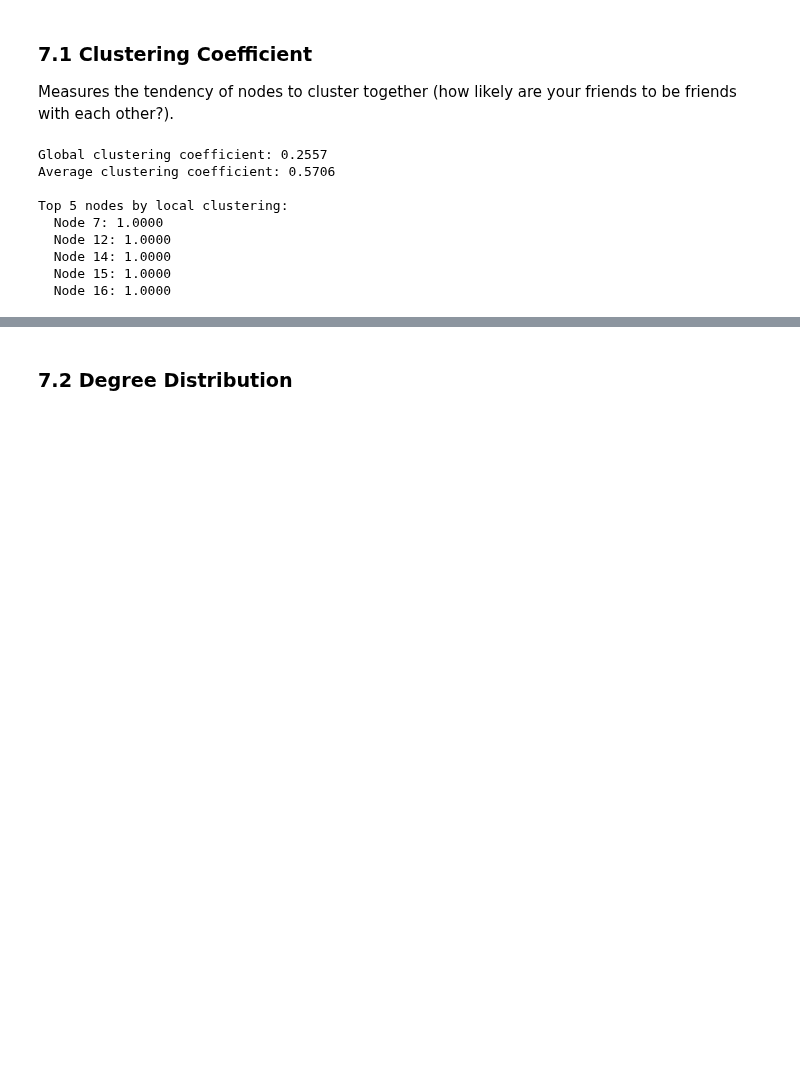
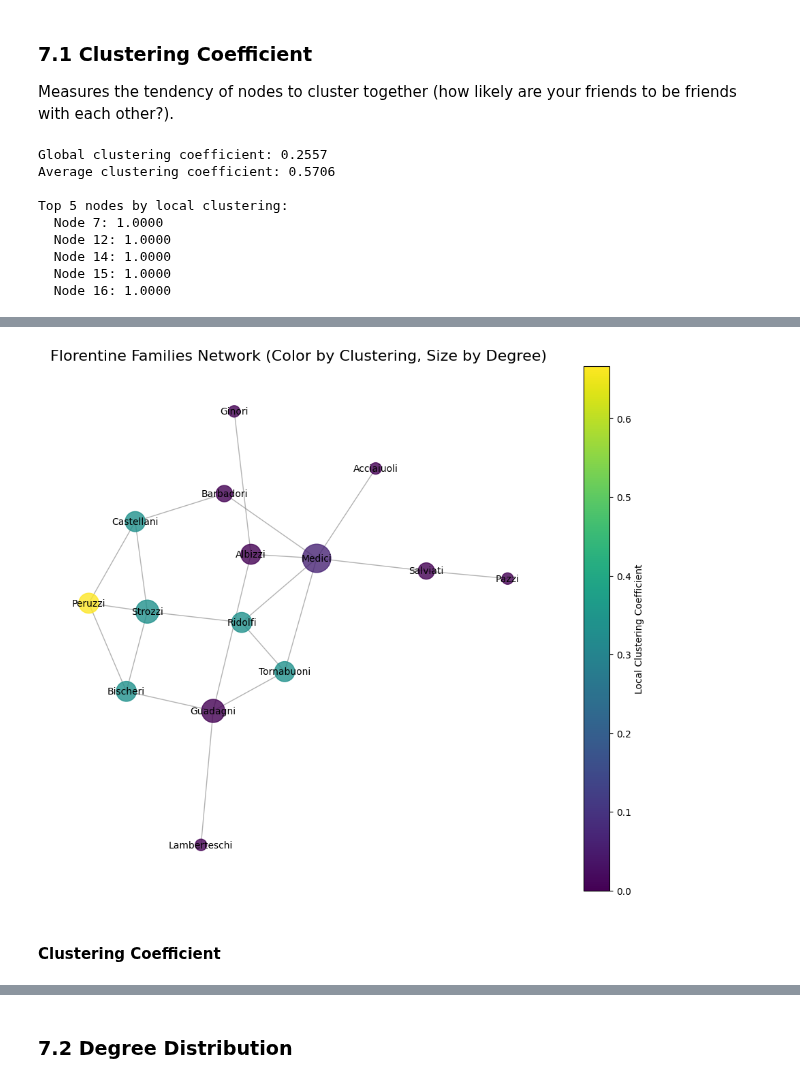
Before and after one commit to giordano-demarzo/giordano-demarzo.github.io, a Jupyter notebook: files/network_science_26/exercises/networkx_introduction.ipynb, the cells around one changed output, grey strips where cells are left out. Drawn from its saved outputs; the diff is of its cells as text; code cells hidden in the pictures; blank space fills up the shorter version.

```diff
--- a/files/network_science_26/exercises/networkx_introduction.ipynb
+++ b/files/network_science_26/exercises/networkx_introduction.ipynb
@@ -657,0 +687,46 @@ Top 5 nodes by local clustering:
+# %%
+# Calculate local clustering coefficient
+local_clustering_florence = nx.clustering(G_florence)
+
+# Calculate node degrees
+node_degrees_florence = dict(G_florence.degree())
+
+# Scale node sizes (multiply by a factor for better visibility)
+node_sizes = [node_degrees_florence[node] * 150 for node in G_florence.nodes()]
+
+# Get clustering values for coloring
+node_colors = [local_clustering_florence[node] for node in G_florence.nodes()]
+
+plt.figure(figsize=(12, 10))
+
+# Use a layout (e.g., spring layout)
+pos = nx.spring_layout(G_florence, seed=42)
+
+# Draw the network with node colors and sizes
+nodes = nx.draw_networkx_nodes(G_florence, pos,
+                               node_size=node_sizes,
+                               node_color=node_colors,
+                               cmap=plt.cm.viridis, # Colormap for clustering
+                               alpha=0.8)
+
+# Draw edges
+nx.draw_networkx_edges(G_florence, pos, edge_color='gray', alpha=0.6)
+
+# Draw labels
+nx.draw_networkx_labels(G_florence, pos, font_size=10)
+
+# Add a color bar
+sm = plt.cm.ScalarMappable(cmap=plt.cm.viridis,
+                           norm=plt.Normalize(vmin=min(node_colors), vmax=max(node_colors)))
+sm.set_array([]) # Needed for the color bar
+cbar = plt.colorbar(sm, ax=plt.gca()) # Pass the current axes to colorbar
+cbar.set_label('Local Clustering Coefficient')
+
+
+plt.title('Florentine Families Network (Color by Clustering, Size by Degree)', fontsize=16)
+plt.axis('off') # Hide axes
+plt.show()
+# %% [output]
+[figure, added]
+# %% [markdown]
+#### Clustering Coefficient
```
Also changed, not shown: parts of 13 cells of this notebook.
